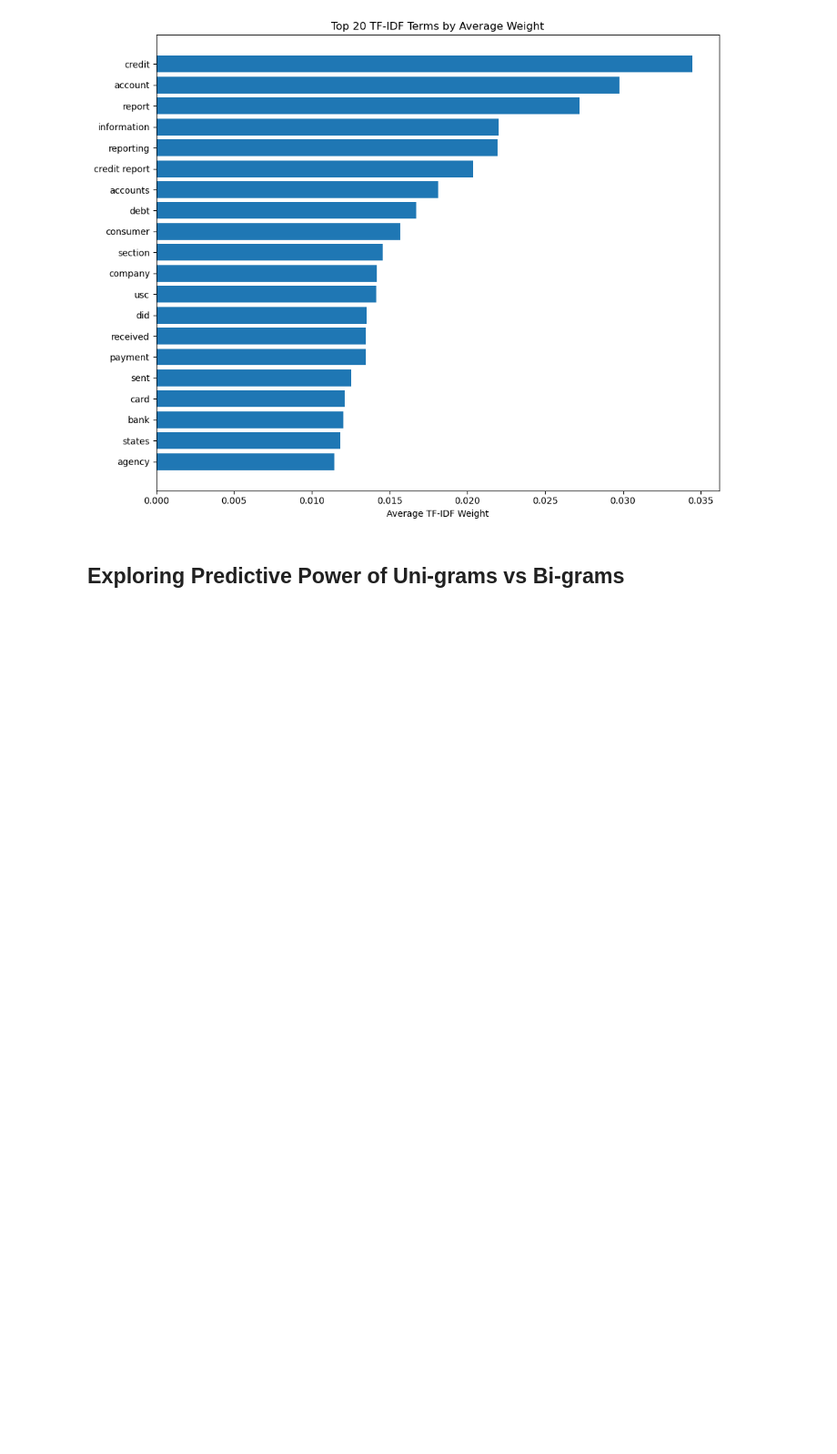
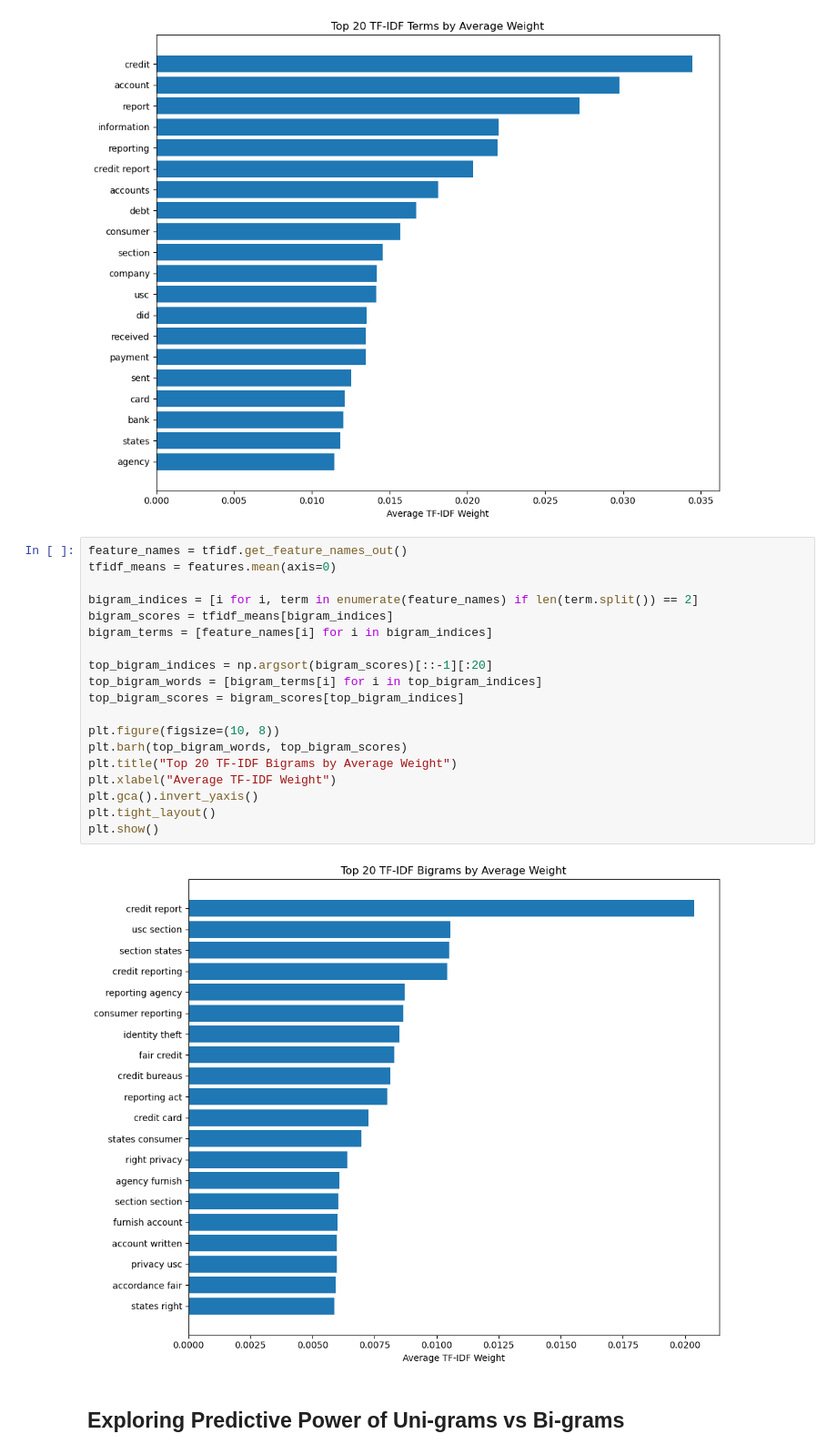
Before and after one commit to abigailvalladolid/NLP-Consumer-Complaint-Classification, a Jupyter notebook: Final Analysis Notebook.ipynb, the cells around one changed output. Shown at 91% size. Cells and saved outputs as stored; diff of their text form; blank space fills up the shorter version.

Commit message:
bigram charttt

```diff
--- a/Final Analysis Notebook.ipynb
+++ b/Final Analysis Notebook.ipynb
@@ -210,6 +210,27 @@ plt.show()
 # %% [output]
 Total number of TF-IDF features (aka vocab size): 23779
 [figure]
+# %%
+feature_names = tfidf.get_feature_names_out()
+tfidf_means = features.mean(axis=0)
+
+bigram_indices = [i for i, term in enumerate(feature_names) if len(term.split()) == 2]
+bigram_scores = tfidf_means[bigram_indices]
+bigram_terms = [feature_names[i] for i in bigram_indices]
+
+top_bigram_indices = np.argsort(bigram_scores)[::-1][:20]
+top_bigram_words = [bigram_terms[i] for i in top_bigram_indices]
+top_bigram_scores = bigram_scores[top_bigram_indices]
+
+plt.figure(figsize=(10, 8))
+plt.barh(top_bigram_words, top_bigram_scores)
+plt.title("Top 20 TF-IDF Bigrams by Average Weight")
+plt.xlabel("Average TF-IDF Weight")
+plt.gca().invert_yaxis()
+plt.tight_layout()
+plt.show()
+# %% [output]
+[figure, added]
 # %% [markdown]
 ## Exploring Predictive Power of Uni-grams vs Bi-grams
 # %%
```
